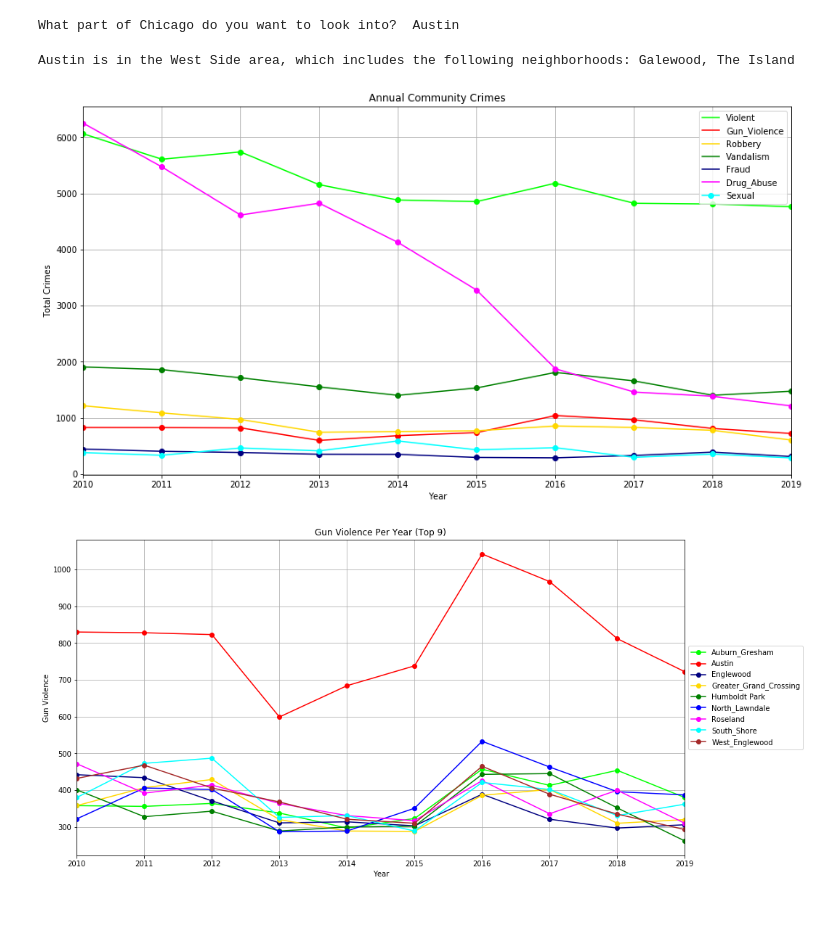
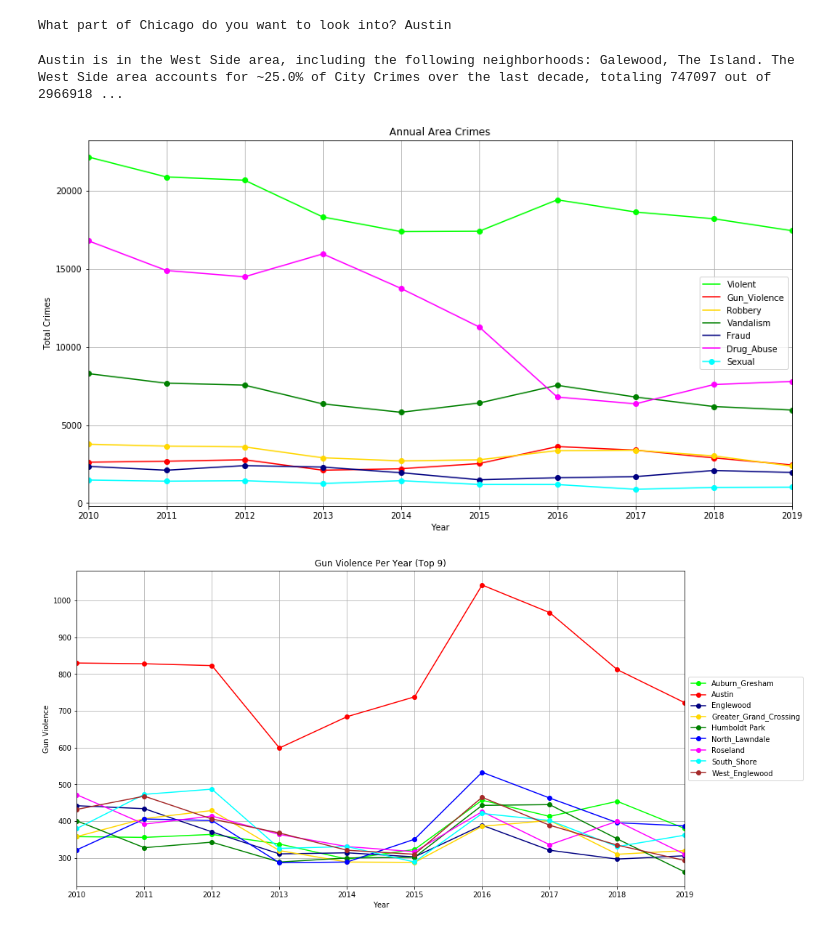
Before and after one commit to shidalgo12/Chicago_Crime, a Jupyter notebook: Edu_vs_Crime.ipynb, the cells around one changed output. Cells and saved outputs as stored; diff of their text form; code cells hidden in the pictures.

Commit message:
Fully Merged Notebook

```diff
--- a/Edu_vs_Crime.ipynb
+++ b/Edu_vs_Crime.ipynb
@@ -16 +12,4 @@ crime_df = pd.read_csv(file_to_load)
+# %%
+crime_pd = pd.read_csv("City Data/2010-2019_Crime.csv")
+# crime_pd.head()
 # %%
@@ -160,24 +152,42 @@ What part of Chicago do you want to look into?  Austin
 # %%
 # Create a variable for city Areas and Neighborhoods
-area = comm_df.loc[comm_df["Community"] == community]['City_Area']
+area = chicago_communities.loc[chicago_communities["Community"] == community]['City_Area']
 # type(area)
 area = area.values
 area = area[0]
 # area type was originally a series so ".values" was used to pull an individual value from that series
 
-neighborhoods = comm_df.loc[comm_df["Community"]== community]['Neighborhood']
+neighborhoods = chicago_communities.loc[chicago_communities["Community"]== community]['Neighborhood']
 neighborhoods = neighborhoods.values
 # Print neighborhoods without brackets and separated by commas
 neighborhoods = (', '.join(neighborhoods))
 
-# Provide the city area and list of neighborhoods in the input community
-print(f"{community} is in the {area} area, which includes the following neighborhoods: {neighborhoods}")
+# Use ".loc" to create a DataFrame adjusted based on the area
+area_pcnt = crime_pd.loc[crime_pd["Area"]== area]
+area_pcnt
+
+# Calculate % of Grand Total Crimes in that area 2010-2019
+grand_total = crime_pd["Crimes"].sum()
+area_crime_pcnt = round(((area_pcnt["Crimes"].sum())/grand_total)*100).astype(str) + "%"
+area_crime_pcnt
+total_area_crimes = area_pcnt["Crimes"].sum()
+total_area_crimes
+
+# # Calculate % of Grand Total Crimes in that Community 2010-2019
+# Use ".loc" to create a DataFrame adjusted based on the INPUT community
+input_df = area_pcnt.loc[area_pcnt["Area"]== area]
+area_pcnt
+
+
+
+# # Provide the city area and list of neighborhoods in the input community
+print(f"{community} is in the {area} area, including the following neighborhoods: {neighborhoods}. The {area} area accounts for ~{area_crime_pcnt} of City Crimes over the last decade, totaling {total_area_crimes} out of {grand_total}.")
 # %% [output]
-Austin is in the West Side area, which includes the following neighborhoods: Galewood, The Island
+Austin is in the West Side area, including the following neighborhoods: Galewood, The Island. The West Side area accounts for ~25.0% of City Crimes over the last decade, totaling 747097 out of 2966918 ...
 # %%
-# Create DataFrame to calculate annual crimes for input Community
-comm_crime_df = crime_df.filter(['Year',
-                                 'Community',
+# Create DataFrame to calculate annual crimes for the Area that the input Community is located
+area_crime_pd = crime_pd.filter(['Year',
+                                 'Area',
                                  'Violent',
                                  'Gun_Violence',
                                  'Robbery',
@@ -186,8 +196,10 @@ comm_crime_df = crime_df.filter(['Year',
                                  'Drug_Abuse',
                                  'Sexual'])
 
+area_crime_pd
+
 # Use ".loc" to create a DataFrame adjusted based on the INPUT community
-input_df = comm_crime_df.loc[comm_crime_df["Community"]== community]
+input_df = area_crime_pd.loc[crime_pd["Area"]== area]
 input_df
 
 # GroupBy Year
@@ -213,9 +225,9 @@ drug_crimes = pd.DataFrame(year_group["Drug_Abuse"].sum())
 # drug_crimes
 # Calculate Sexual Crimes
 sexual_crimes = pd.DataFrame(year_group["Sexual"].sum())
-# sexual_crimes
+# # sexual_crimes
 # %%
-# Merge Crime Calculation DataFrames
+# Merge Crime Calculation DataFrames by Year
 m_table1 = pd.merge(violent_crimes, gun_crimes, on='Year')
 m_table1
 
@@ -232,33 +244,33 @@ m_table5 = pd.merge(m_table4, drug_crimes, on='Year')
 m_table5
 
 # Final Community DataFrame
-comm_crime_totals = pd.merge(m_table5, sexual_crimes, on='Year')
-comm_crime_totals = comm_crime_totals.reset_index()
-# comm_crime_totals
+area_crime_totals = pd.merge(m_table5, sexual_crimes, on='Year')
+area_crime_totals = area_crime_totals.reset_index()
+# area_crime_totals
 # %%
-# Graph Crime Totals
+# Create a Line Graph of Input Community Areas
 
 ax = plt.gca()
 
-comm_crime_totals.plot(kind='line',x='Year',y='Violent',marker ='o',color='lime',figsize=(15,8),ax=ax)
-comm_crime_totals.plot(kind='line',x='Year',y='Gun_Violence', marker ='o',color='red', ax=ax)
-comm_crime_totals.plot(kind='line',x='Year',y='Robbery',marker ='o', color = 'gold', ax=ax)
-comm_crime_totals.plot(kind='line',x='Year',y='Vandalism',marker ='o', color = 'green', ax=ax)
-comm_crime_totals.plot(kind='line',x='Year',y='Fraud',marker ='o', color = 'navy', ax=ax)
-comm_crime_totals.plot(kind='line',x='Year',y='Drug_Abuse',marker ='o', color = 'magenta', ax=ax)
-comm_crime_totals.plot(kind='line',x='Year',y='Sexual',marker ='o', color = 'aqua', ax=ax)
+area_crime_totals.plot(kind='line',x='Year',y='Violent',marker ='o',color='lime',figsize=(15,8),ax=ax)
+area_crime_totals.plot(kind='line',x='Year',y='Gun_Violence', marker ='o',color='red', ax=ax)
+area_crime_totals.plot(kind='line',x='Year',y='Robbery',marker ='o', color = 'gold', ax=ax)
+area_crime_totals.plot(kind='line',x='Year',y='Vandalism',marker ='o', color = 'green', ax=ax)
+area_crime_totals.plot(kind='line',x='Year',y='Fraud',marker ='o', color = 'navy', ax=ax)
+area_crime_totals.plot(kind='line',x='Year',y='Drug_Abuse',marker ='o', color = 'magenta', ax=ax)
+area_crime_totals.plot(kind='line',x='Year',y='Sexual',marker ='o', color = 'aqua', ax=ax)
 
 # Add title, labels legend & grid lines
-plt.title("Annual Community Crimes")
+plt.title("Annual Area Crimes")
 plt.xlabel("Year")
 plt.ylabel("Total Crimes")
 
 plt.grid(True)
 
 # Save the Figure
 plt.savefig('Pictures/annual_community_crimes.png')
 
 plt.show()
 # %% [output]
-[figure, old version]
+[figure, new version]
 # %%
```
Also changed, not shown: parts of 76 cells of this notebook, 13 other files.
